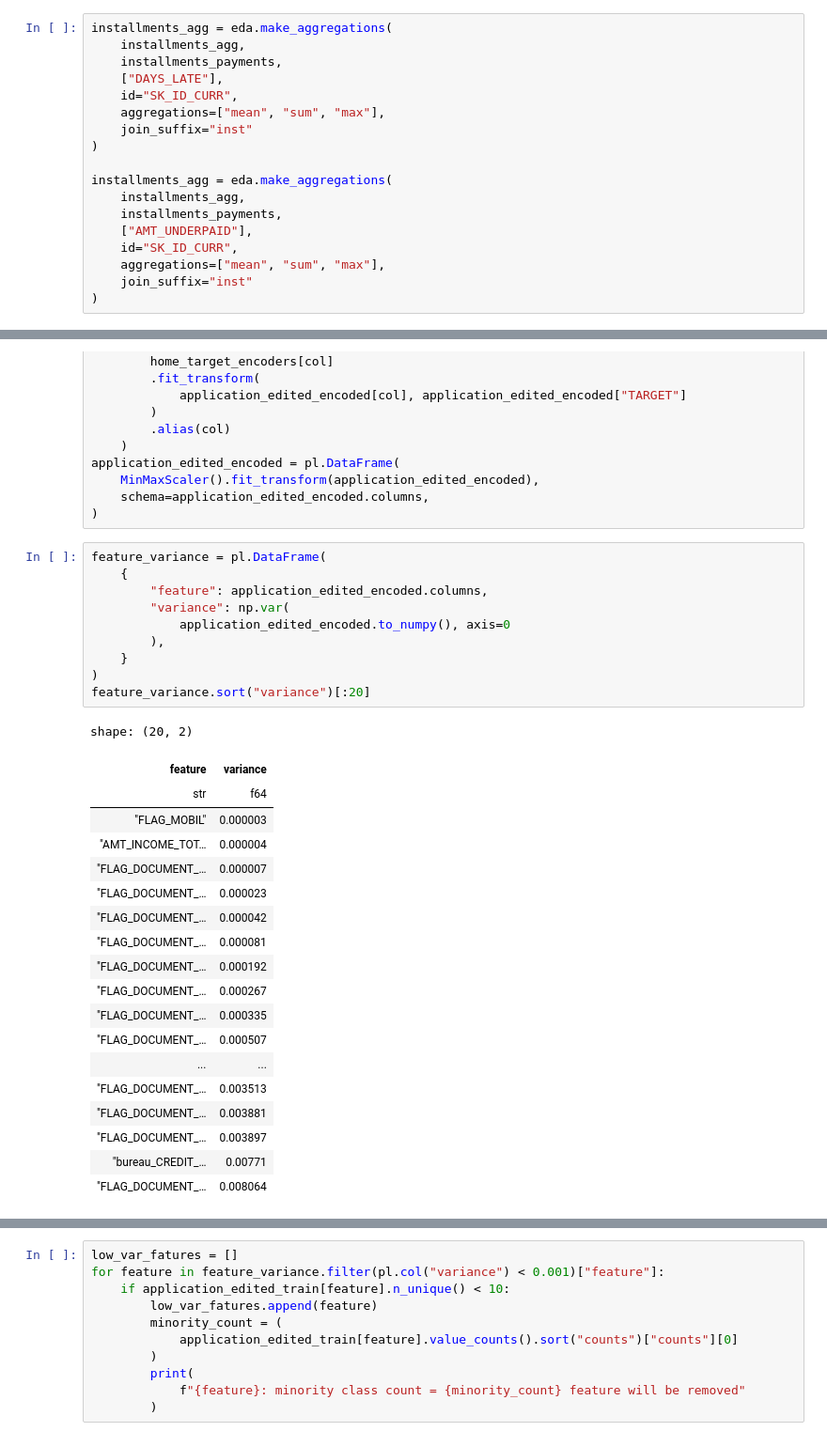
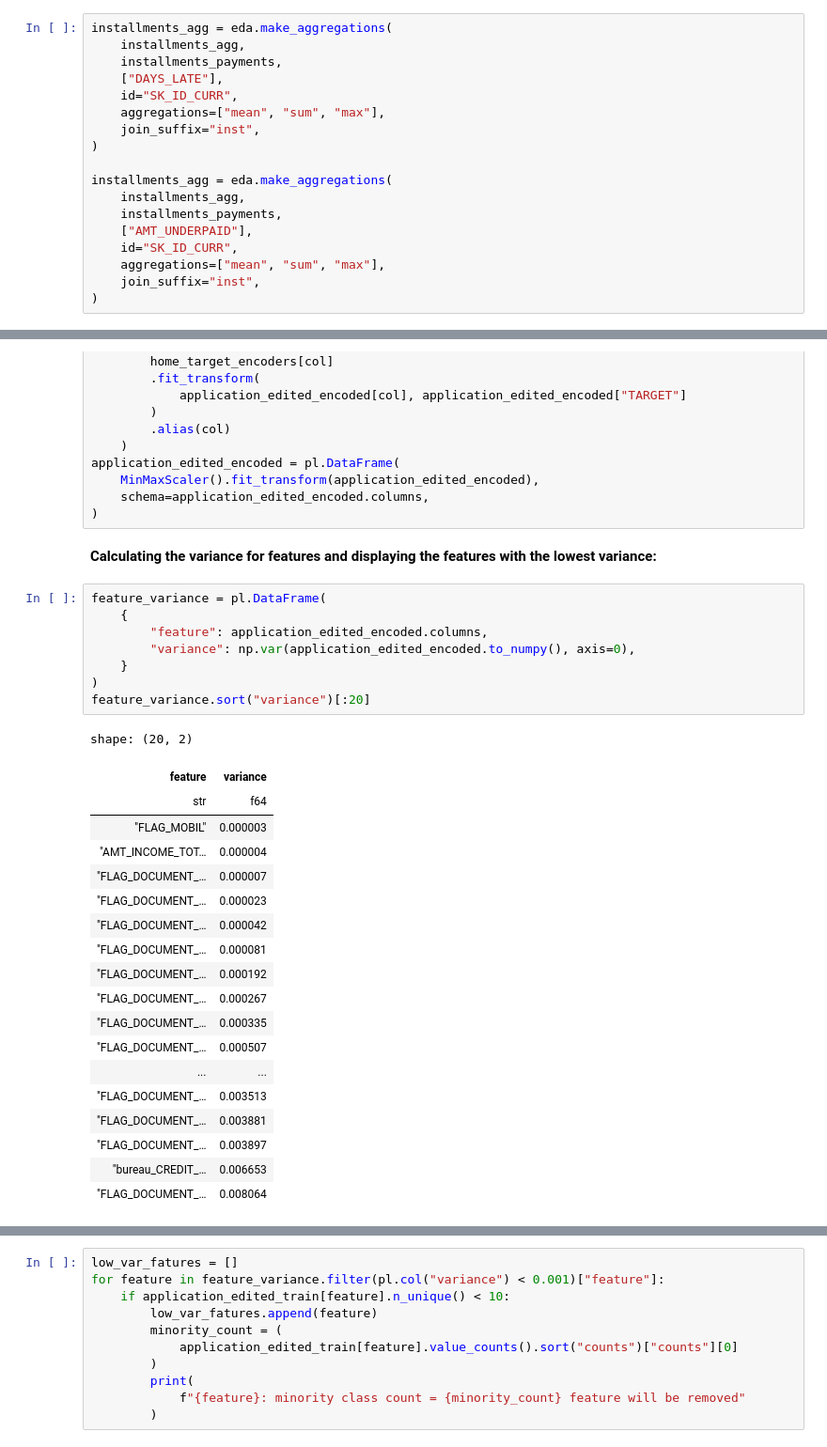
Before and after one commit to gediminas-skvarnavicius/home-credit-group-ml, a Jupyter notebook: feature_generation_model1.ipynb, the cells around one changed output, grey strips where cells are left out. Shown: that part at 94% size. Drawn from its saved outputs; the diff is of its cells as text.

```diff
--- a/feature_generation_model1.ipynb
+++ b/feature_generation_model1.ipynb
@@ -367,7 +374,7 @@ installments_agg = eda.make_aggregations(
     ["DAYS_LATE"],
     id="SK_ID_CURR",
     aggregations=["mean", "sum", "max"],
-    join_suffix="inst"
+    join_suffix="inst",
 )
 
 installments_agg = eda.make_aggregations(
@@ -376,5 +383,5 @@ installments_agg = eda.make_aggregations(
     ["AMT_UNDERPAID"],
     id="SK_ID_CURR",
     aggregations=["mean", "sum", "max"],
-    join_suffix="inst"
+    join_suffix="inst",
 )
@@ -430,33 +437,33 @@ application_edited_encoded = pl.DataFrame(
     MinMaxScaler().fit_transform(application_edited_encoded),
     schema=application_edited_encoded.columns,
 )
+# %% [markdown]
+**Calculating the variance for features and displaying the features with the lowest variance:**
 # %%
 feature_variance = pl.DataFrame(
     {
         "feature": application_edited_encoded.columns,
-        "variance": np.var(
-            application_edited_encoded.to_numpy(), axis=0
-        ),
+        "variance": np.var(application_edited_encoded.to_numpy(), axis=0),
     }
 )
 feature_variance.sort("variance")[:20]
 # %% [output]
 shape: (20, 2)
 | feature | variance |
 | str | f64 |
 | "FLAG_MOBIL" | 0.000003 |
 | "AMT_INCOME_TOT… | 0.000004 |
 | "FLAG_DOCUMENT_… | 0.000007 |
 | "FLAG_DOCUMENT_… | 0.000023 |
 | "FLAG_DOCUMENT_… | 0.000042 |
 | "FLAG_DOCUMENT_… | 0.000081 |
 | "FLAG_DOCUMENT_… | 0.000192 |
 | "FLAG_DOCUMENT_… | 0.000267 |
 | "FLAG_DOCUMENT_… | 0.000335 |
 | "FLAG_DOCUMENT_… | 0.000507 |
 | ... | ... |
 | "FLAG_DOCUMENT_… | 0.003513 |
 | "FLAG_DOCUMENT_… | 0.003881 |
 | "FLAG_DOCUMENT_… | 0.003897 |
-| "bureau_CREDIT_… | 0.00771 |
+| "bureau_CREDIT_… | 0.006653 |
 | "FLAG_DOCUMENT_… | 0.008064 |
```
Also changed, not shown: parts of 34 cells of this notebook, 20 other files.
